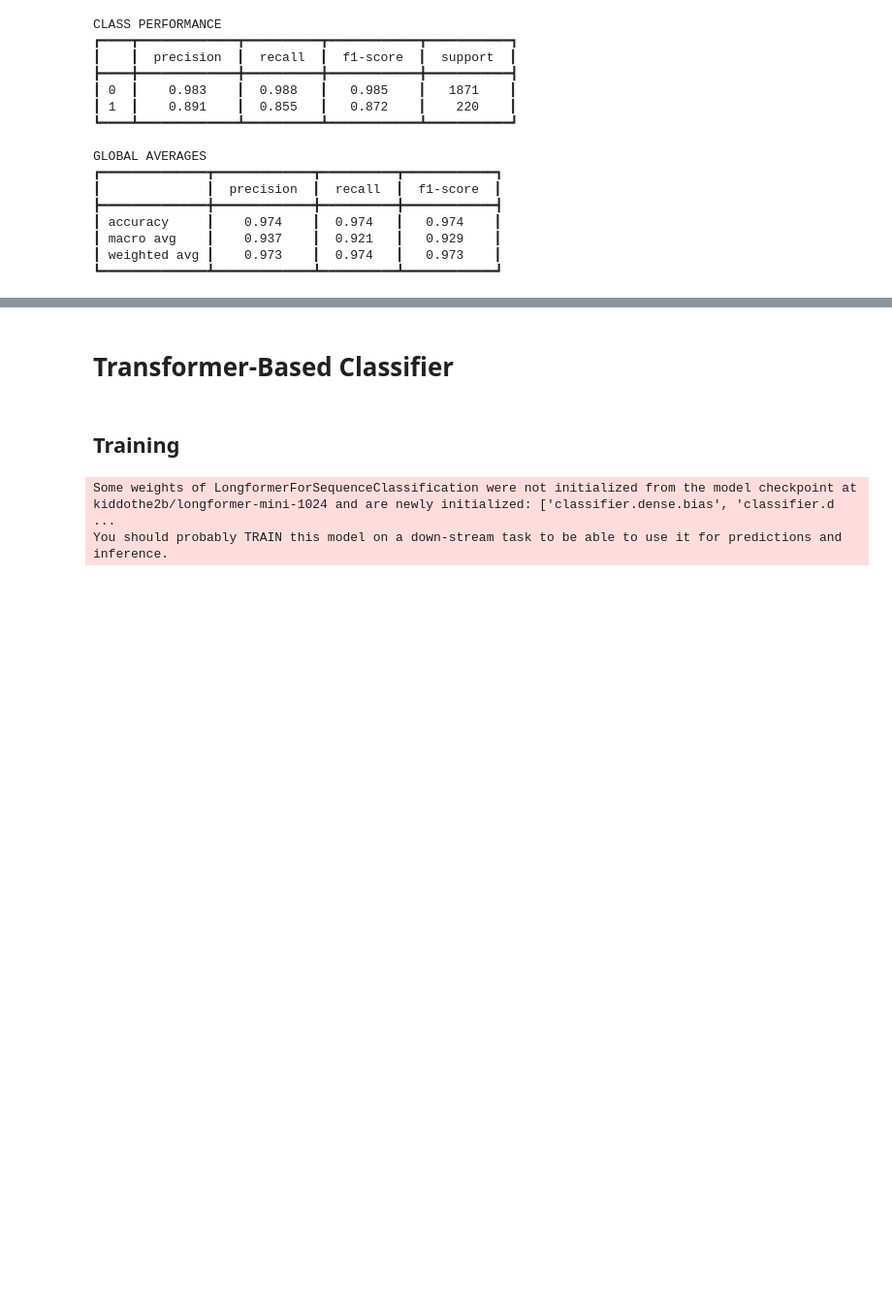
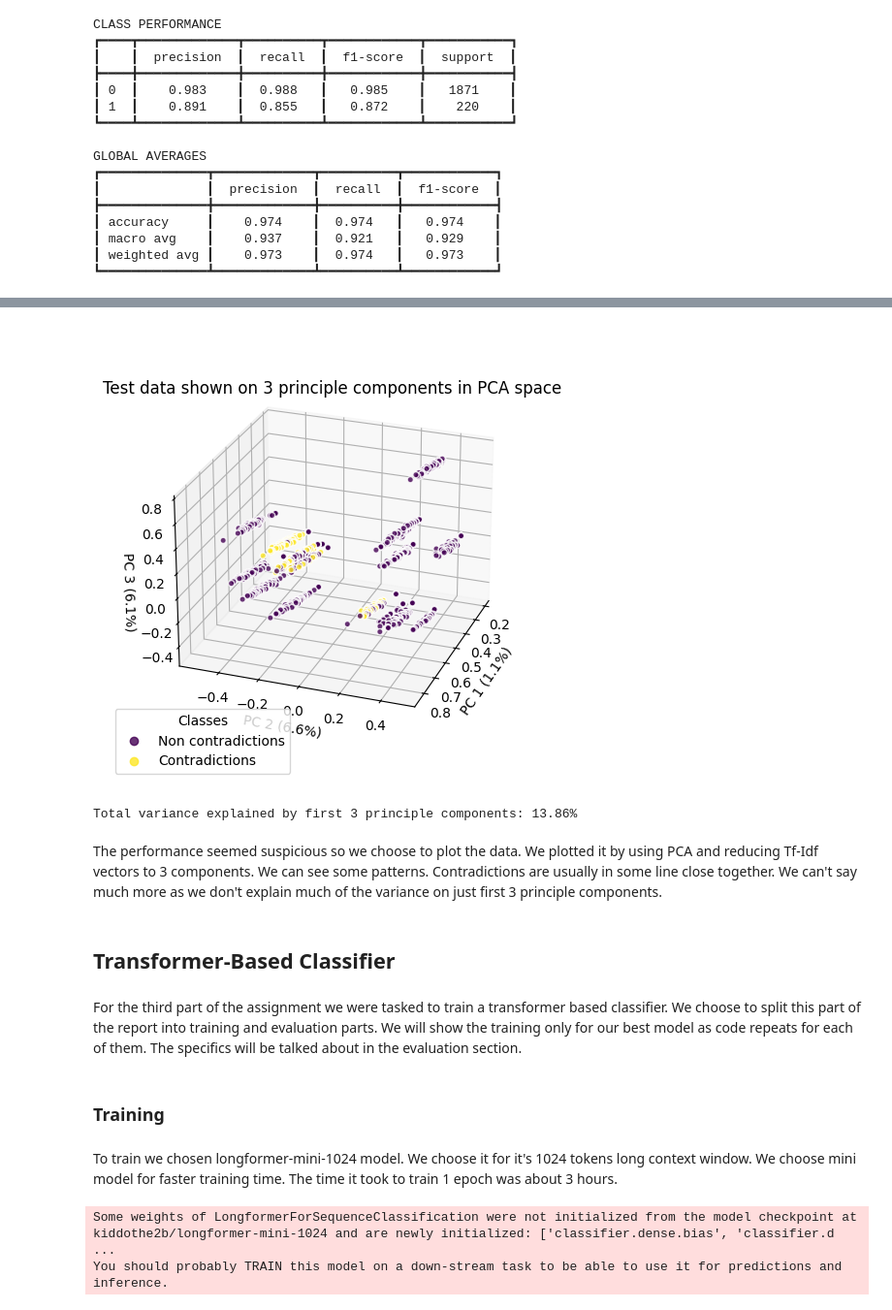
Before and after one commit to IS-NLP/SkupnoAng, a Jupyter notebook: preprocess.ipynb, the cells around one changed output, grey strips where cells are left out. Shown at 97% size. Drawn from its saved outputs; the diff is of its cells as text; code cells hidden in the pictures; blank space fills up the shorter version.

```diff
--- a/preprocess.ipynb
+++ b/preprocess.ipynb
@@ -707,17 +229,17 @@ GLOBAL AVERAGES
 # %%
 from sklearn.ensemble import RandomForestClassifier
 
-grid_serch_dict = {
+grid_search_dict = {
 	"n_estimators": [50, 100, 200],
 	"max_depth": [None, 5, 10, 20],
 	"min_samples_split": [2, 5, 10, 20, 50],
 	"class_weight": [None, "balanced"]
 }
 
-rf_model = RandomizedSearchCV(RandomForestClassifier(random_state=67), grid_serch_dict, n_iter=15, cv=3, scoring='f1')
-rf_model.fit(train_data_vectorised, train_data["label"])
+rf_model = RandomizedSearchCV(RandomForestClassifier(random_state=67), grid_search_dict, n_iter=15, cv=3, scoring='f1')
+rf_model.fit(train_data_vectorized, train_data["label"])
 
-predictions = rf_model.predict(test_data_vectorised)
+predictions = rf_model.predict(test_data_vectorized)
 
 display_params = [[k, str(v)] for k, v in rf_model.best_params_.items()]
 print(tabulate(display_params, headers=["Hyperparameter", "Value"], tablefmt="heavy_outline"))
@@ -894,16 +277,16 @@ plt.show()
 # %%
 from sklearn.svm import SVC
 
-grid_serch_dict = {
+grid_search_dict = {
 	"C": [0.1, 0.5, 1.0, 2.0, 10, 50],
 	"kernel": ["linear", "sigmoid", "rbf"],
 	"class_weight": [None, "balanced"]
 }
 
-svm_model = RandomizedSearchCV(SVC(), grid_serch_dict, n_iter=10, cv=3, scoring='f1')
-svm_model.fit(train_data_vectorised, train_data["label"])
+svm_model = RandomizedSearchCV(SVC(), grid_search_dict, n_iter=10, cv=3, scoring='f1')
+svm_model.fit(train_data_vectorized, train_data["label"])
 
-predictions = svm_model.predict(test_data_vectorised)
+predictions = svm_model.predict(test_data_vectorized)
 
 display_params = [[k, str(v)] for k, v in svm_model.best_params_.items()]
 print(tabulate(display_params, headers=["Hyperparameter", "Value"], tablefmt="heavy_outline"))
@@ -938,7 +327,58 @@ GLOBAL AVERAGES
+# %%
+svd = TruncatedSVD(n_components=3)
+embedded_data = svd.fit_transform(test_data_vectorized)
+
+variances = svd.explained_variance_ratio_
+total_var = variances.sum() * 100
+
+fig = plt.figure(figsize=(8, 6))
+ax = fig.add_subplot(111, projection='3d')
+
+scatter = ax.scatter(
+	embedded_data[:, 0],
+	embedded_data[:, 1],
+	embedded_data[:, 2],
+	c=predictions,
+	cmap='viridis',
+	s=20,
+	alpha=0.8,
+	edgecolor="white"
+)
+
+ax.set_title("Test data shown on 3 principle components in PCA space", y=0.92)
+
+ax.set_xlabel(f'PC 1 ({variances[0]:.1%})')
+ax.set_ylabel(f'PC 2 ({variances[1]:.1%})')
+ax.set_zlabel(f'PC 3 ({variances[2]:.1%})')
+ax.set_box_aspect(None, zoom=0.85)
+
+ax.view_init(elev=25, azim=20)
+
+class_names = ["Non contradictions", "Contradictions"]
+handles, _ = scatter.legend_elements()
+ax.legend(
+	handles,
+	class_names,
+	loc="lower left",
+	title="Classes"
+)
+
+plt.show()
+
+print(f"Total variance explained by first 3 principle components: {total_var:.2f}%")
+# %% [output]
+[figure, added]
+Total variance explained by first 3 principle components: 13.86%
+# %% [markdown]
+The performance seemed suspicious so we choose to plot the data. We plotted it by using PCA and reducing Tf-Idf vectors to 3 components. We can see some patterns. Contradictions are usually in some line close together. We can't say much more as we don't explain much of the variance on just first 3 principle components.
 # %% [markdown]
-# Transformer-Based Classifier
+## Transformer-Based Classifier
+# %% [markdown]
+For the third part of the assignment we were tasked to train a transformer based classifier. We choose to split this part of the report into training and evaluation parts. We will show the training only for our best model as code repeats for each of them. The specifics will be talked about in the evaluation section.
 # %% [markdown]
-## Training
+### Training
+# %% [markdown]
+To train we chosen longformer-mini-1024 model. We choose it for it's 1024 tokens long context window. We choose mini model for faster training time. The time it took to train 1 epoch was about 3 hours.
 # %%
 from transformers import AutoTokenizer, AutoModelForSequenceClassification, TrainingArguments, Trainer
 from datasets import Dataset
```
Also changed, not shown: parts of 78 cells of this notebook.
